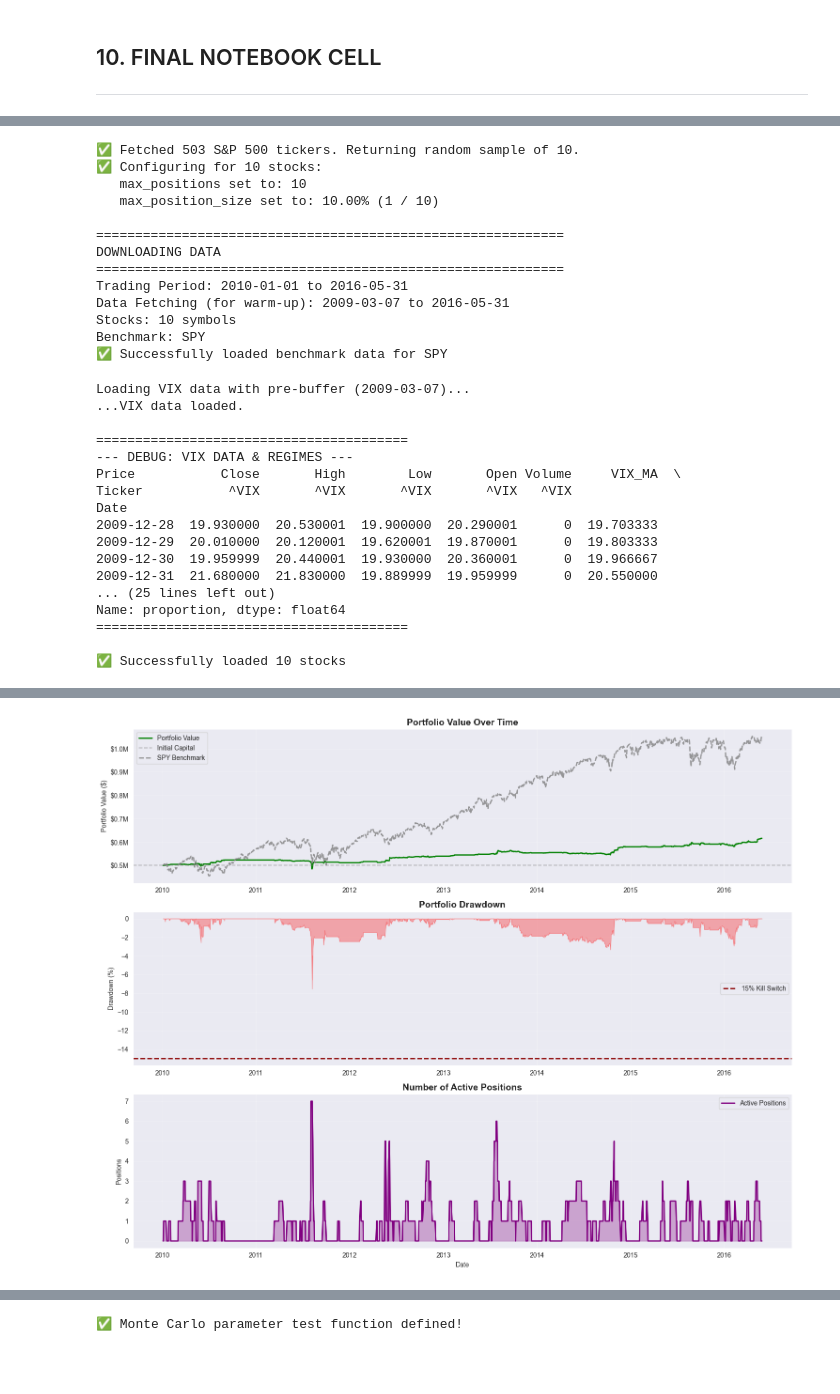
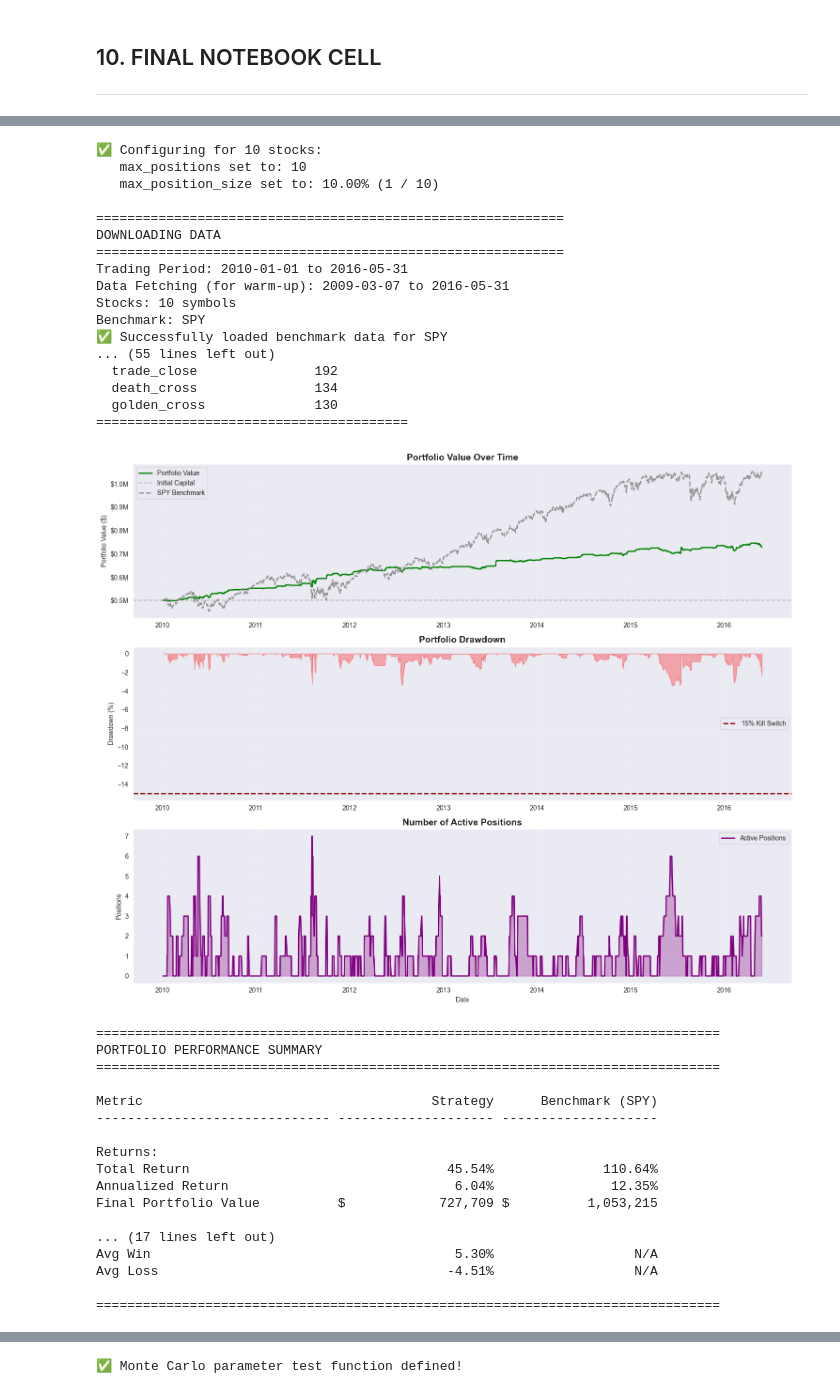
Before and after one commit to Bruhoffer/talearning, a Jupyter notebook: simpler_event_backtester_before.ipynb, the cells around one changed output, grey strips where cells are left out. Saved outputs shown, nothing was run; the diff lists cells and outputs as text; code cells hidden in the pictures; blank space fills up the shorter version.

```diff
--- a/simpler_event_backtester_before.ipynb
+++ b/simpler_event_backtester_before.ipynb
@@ -77,7 +77,7 @@ class StrategyConfig:
 
     # === Core Data & Capital ===
     train_start: str = "2010-01-01"
-    train_end: str = "2017-12-31"
+    train_end: str = "2016-05-31"
     initial_capital: float = 500000.0  # $500K
     transaction_cost: float = 0.0      # 0%
     leverage: float = 0.0              # No leverage
@@ -87,7 +87,7 @@ class StrategyConfig:
     vix_smoothing_period: int = 3 # Moving average window for VIX
 
     # === Strategy 1: "Calm" / Trend-Following ===
-    ema_fast: int = 30
+    ema_fast: int = 25
     ema_slow: int = 50
     sma_period: int = 200
 
@@ -95,7 +95,7 @@ class StrategyConfig:
     bb_period: int = 10
     bb_std: float = 2
     rsi_period: int = 14
-    rsi_threshold: int = 35
+    rsi_threshold: int = 40
 
     # === Position Risk (Stops) ===
     atr_period: int = 14         # Used to calculate dynamic stop-loss
@@ -1850,8 +1891,8 @@ def run_backtest(start_date: str,
     retries = 3
     backoff_factor = 0.5
 
-
-    for symbol in tqdm(stock_list, desc="Downloading"):
+    #removechange  for symbol in tqdm(stock_list, desc="Downloading"):
+    for symbol in stock_list:
         df = None # Initialize df to None
         for attempt in range(retries):
             try:
@@ -1953,7 +1994,7 @@ def run_backtest(start_date: str,
     # Calculate metrics
     metrics = calculate_portfolio_metrics(backtester, spy_data_filtered)
 
-
+    # removechange
     plot_portfolio_performance(metrics)
     print_performance_summary(metrics)
 
@@ -2504,7 +2367,7 @@ def compare_strategy_vs_benchmark(strategy_metrics: Dict,
 
     axes[0, 0].axhline(y=strategy_metrics['overall']['final_value'], color='green',
                        linestyle='--', alpha=0.3)
-    axes[0, 0].axhline(y=benchmark_final, color='gray', linestyle='--', alpha=0.3)
+    axes[0, 0].axhline(y=500000, color='gray', linestyle='--', alpha=0.3)
 
     axes[0, 0].set_title(f"Portfolio Value: Strategy vs {benchmark_label}",
                          fontsize=14, fontweight='bold')
@@ -2730,12 +2593,14 @@ def compare_strategy_vs_benchmark(strategy_metrics: Dict,
 # ============================================================================
 
 # --- 1. Define Universe & Time Period ---
-CORE_STOCKS_10 = get_spy_stocks(10)
-# [
-#     'NVDA', 'AAPL', 'MSFT', 'AMZN', 'META', 'AVGO', 'GOOGL', 'TSLA', 'GOOG', 'BRK-B'
-# ]
+CORE_STOCKS_10 = [
+    'NVDA', 'AAPL', 'MSFT', 'AMZN', 'META', 'AVGO', 'GOOGL', 'TSLA', 'GOOG', 'BRK-B'
+]
+# get_spy_stocks(10)
 IN_SAMPLE_START = "2010-01-01"
 IN_SAMPLE_END = "2016-05-31"
+OUT_SAMPLE_START = "2019-06-01"
+OUT_SAMPLE_END = "2024-12-31"
 
 # --- 2. DYNAMICALLY Set Parameters ---
 num_stocks = len(CORE_STOCKS_10)
@@ -2761,52 +2626,57 @@ other_variables = {
     'stop_loss_pct': 0.05,
     'trailing_stop_pct': 0.05,
     'max_portfolio_drawdown': 0.15,
 }
 
 # --- 4. Run Backtest ---
 results = run_backtest(
-    start_date=IN_SAMPLE_START,
-    end_date=IN_SAMPLE_END,
+    start_date=OUT_SAMPLE_START,
+    end_date=OUT_SAMPLE_END,
     stock_list=CORE_STOCKS_10,
     **other_variables
 )
 
 # --- 5. Compare Results ---
 compare_strategy_vs_benchmark(
     strategy_metrics=results['metrics'],
     benchmark_metrics=results['metrics'].get('benchmark'),
-    start_date=IN_SAMPLE_START,
-    end_date=IN_SAMPLE_END,
+    start_date=OUT_SAMPLE_START,
+    end_date=OUT_SAMPLE_END,
     benchmark_label='S&P 500 (SPY)'
 )
 # %% [output]
-✅ Fetched 503 S&P 500 tickers. Returning random sample of 10.
 ✅ Configuring for 10 stocks:
    max_positions set to: 10
    max_position_size set to: 10.00% (1 / 10)
 
 ============================================================
 DOWNLOADING DATA
 ============================================================
 Trading Period: 2010-01-01 to 2016-05-31
 Data Fetching (for warm-up): 2009-03-07 to 2016-05-31
 Stocks: 10 symbols
 Benchmark: SPY
 ✅ Successfully loaded benchmark data for SPY
+... (55 lines left out)
+  trade_close               192
+  death_cross               134
+  golden_cross              130
+========================================
+[figure, new version]
-Loading VIX data with pre-buffer (2009-03-07)...
-...VIX data loaded.
+================================================================================
+PORTFOLIO PERFORMANCE SUMMARY
+================================================================================
 
-========================================
---- DEBUG: VIX DATA & REGIMES ---
-Price           Close       High        Low       Open Volume     VIX_MA  \
-Ticker           ^VIX       ^VIX       ^VIX       ^VIX   ^VIX
-Date
-2009-12-28  19.930000  20.530001  19.900000  20.290001      0  19.703333
-2009-12-29  20.010000  20.120001  19.620001  19.870001      0  19.803333
-2009-12-30  19.959999  20.440001  19.930000  20.360001      0  19.966667
-2009-12-31  21.680000  21.830000  19.889999  19.959999      0  20.550000
-... (25 lines left out)
-Name: proportion, dtype: float64
-========================================
+Metric                                     Strategy      Benchmark (SPY)
+------------------------------ -------------------- --------------------
 
-✅ Successfully loaded 10 stocks
+Returns:
+Total Return                                 45.54%              110.64%
+Annualized Return                             6.04%               12.35%
+Final Portfolio Value          $            727,709 $          1,053,215
+
+... (17 lines left out)
+Avg Win                                       5.30%                  N/A
+Avg Loss                                     -4.51%                  N/A
+
+================================================================================
@@ -2830 +2700,0 @@ Name: proportion, dtype: float64
-[figure, old version]
```
Also changed, not shown: parts of 7 cells of this notebook, 1 other file.
